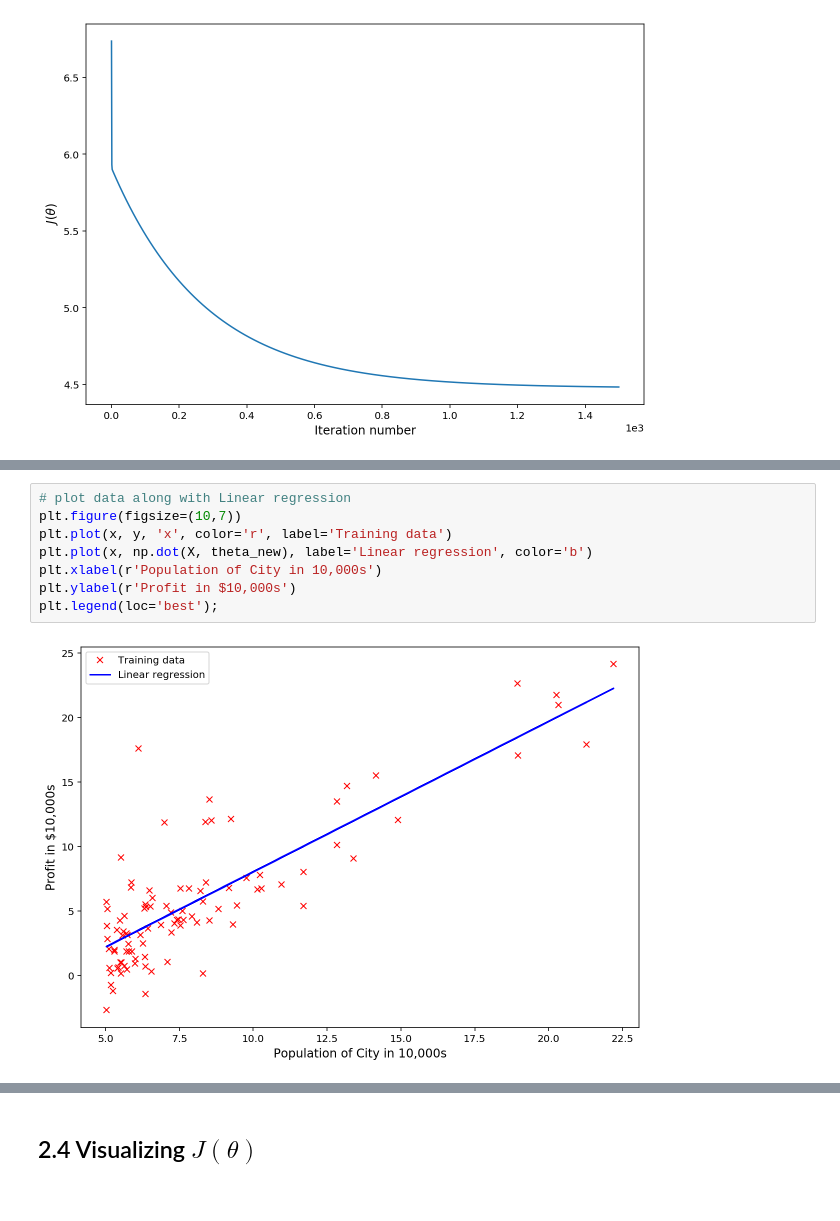
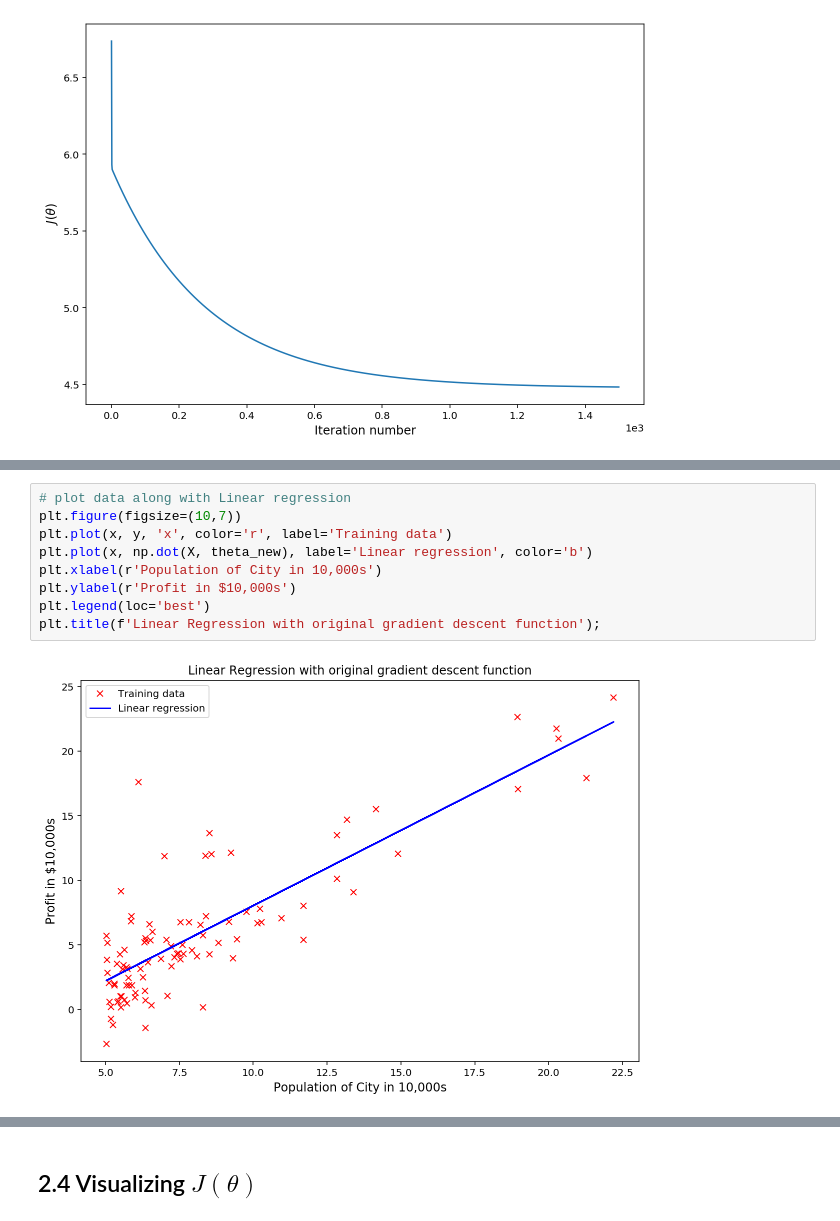
Before and after one commit to earny-joe/ML-Course-Solutions, a Jupyter notebook: ex1/ex1.ipynb, the cells around one changed output, grey strips where cells are left out. Saved outputs shown, nothing was run; the diff lists cells and outputs as text.

Commit message:
daily update to gradient descent notebook

```diff
--- a/ex1/ex1.ipynb
+++ b/ex1/ex1.ipynb
@@ -126,10 +187,11 @@ plt.ylabel(r'$J(\theta)$');
 # %%
 # plot data along with Linear regression
 plt.figure(figsize=(10,7))
 plt.plot(x, y, 'x', color='r', label='Training data')
 plt.plot(x, np.dot(X, theta_new), label='Linear regression', color='b')
 plt.xlabel(r'Population of City in 10,000s')
 plt.ylabel(r'Profit in $10,000s')
-plt.legend(loc='best');
+plt.legend(loc='best')
+plt.title(f'Linear Regression with original gradient descent function');
 # %% [output]
-[figure, old version]
+[figure, new version]
```
Also changed, not shown: parts of 11 cells of this notebook.
